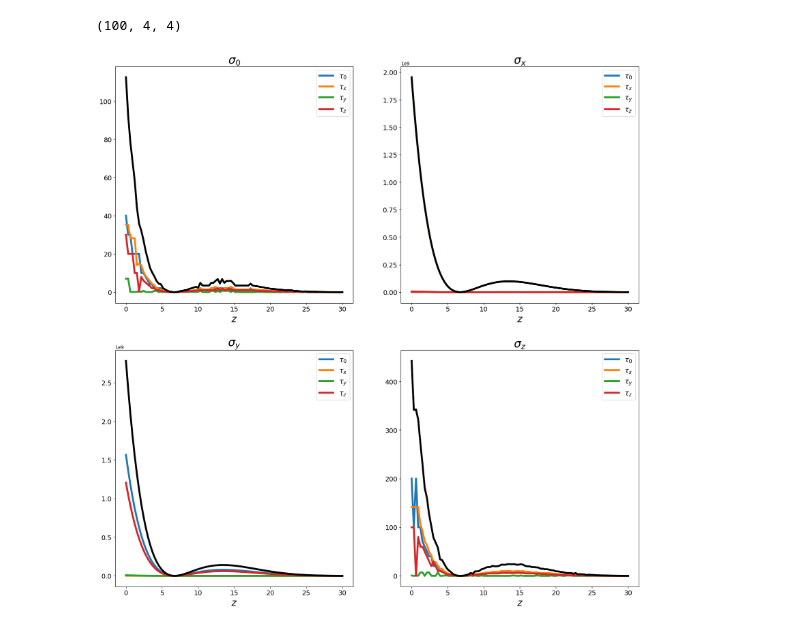
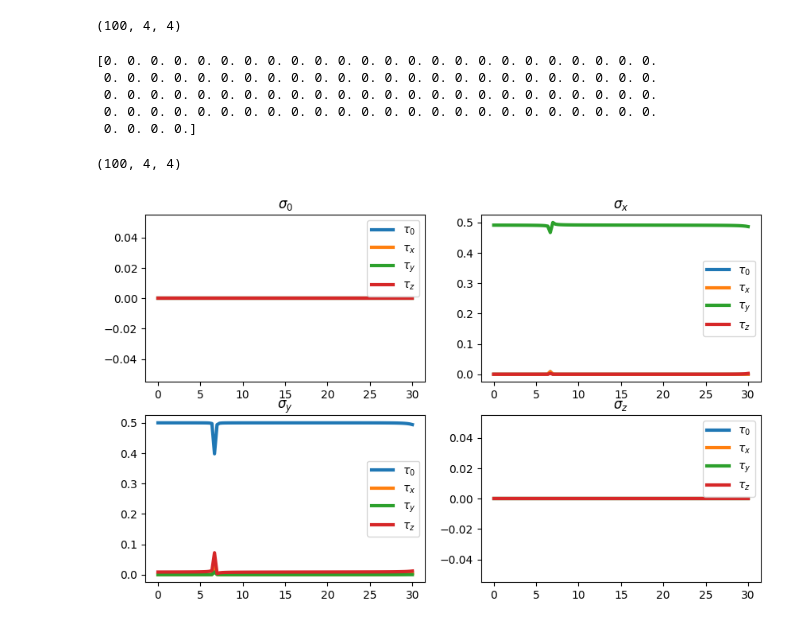
Before and after one commit to danidimic/MTI_SC_Gorkov, a Jupyter notebook: Pairing_Effective_Model.ipynb, the cells around one changed output. Cells and saved outputs as stored; diff of their text form; code cells hidden in the pictures.

```diff
--- a/Pairing_Effective_Model.ipynb
+++ b/Pairing_Effective_Model.ipynb
@@ -164,52 +136,52 @@ Favg = np.sum(F_data, axis=0)
 print(Favg.shape)
 # %% [output]
 (100, 4, 4)
+# %%
+coeffs = np.array( [Project_All(F, normalize=False) for F in Favg] )
+
+F_rec = np.array( [Reconstruct(c) for c in coeffs])
+
+check = np.linalg.norm(Favg-F_rec, axis=(1,2))
+check[ check<1E-6 ] = 0
+print(check)
+# %% [output]
+[0. 0. 0. 0. 0. 0. 0. 0. 0. 0. 0. 0. 0. 0. 0. 0. 0. 0. 0. 0. 0. 0. 0. 0.
+ 0. 0. 0. 0. 0. 0. 0. 0. 0. 0. 0. 0. 0. 0. 0. 0. 0. 0. 0. 0. 0. 0. 0. 0.
+ 0. 0. 0. 0. 0. 0. 0. 0. 0. 0. 0. 0. 0. 0. 0. 0. 0. 0. 0. 0. 0. 0. 0. 0.
+ 0. 0. 0. 0. 0. 0. 0. 0. 0. 0. 0. 0. 0. 0. 0. 0. 0. 0. 0. 0. 0. 0. 0. 0.
+ 0. 0. 0. 0.]
 # %%
-label = {
-    's0': "$\sigma_0$",
-    'sx': "$\sigma_x$",
-    'sy': "$\sigma_y$",
-    'sz': "$\sigma_z$",
+coeffs = np.abs( [Project_All(F) for F in Favg] )
+coeffs[ coeffs<1E-3 ]=0
+print(coeffs.shape)
 
-    't0': "$\\tau_0$",
-    'tx': "$\\tau_x$",
-    'ty': "$\\tau_y$",
-    'tz': "$\\tau_z$"
-}
+# labels
+label_sigma = ["$\sigma_0 i \sigma_y$", "$\sigma_x i \sigma_y$", "$\sigma_y i \sigma_y$", "$\sigma_z i \sigma_y$"]
+label_sigma = ["$\sigma_0$", "$\sigma_x$", "$\sigma_y$", "$\sigma_z$"]
+label_tau = ["$\\tau_0$", "$\\tau_x$", "$\\tau_y$", "$\\tau_z$"]
 
 
 # subplots
-fig, axs = plt.subplots(2,2, figsize=(20, 20))
+fig, axs = plt.subplots(2,2, figsize=(10,6))
+axs = axs.flatten()
 
-# loop over spins
-for s in ['s0', 'sx', 'sy', 'sz']:
+# loop over components
+for idx in range(4):
+    for jdx in range(4):
 
-    # indices for plotting
-    if s=='s0': iPic = 0; jPic = 0
-    if s=='sx': iPic = 0; jPic = 1
-    if s=='sy': iPic = 1; jPic = 0
-    if s=='sz': iPic = 1; jPic = 1
+        ax = axs[idx]
 
-    # zero vector for total
-    ftotal = np.zeros(len(Z), dtype='complex')
-
-    for t in ['t0', 'tx', 'ty', 'tz']:
-
-        # projection over channel
-        f_A = np.array([Pairing_Projection(Delta=F2, spin=s, orbital=t) for F2 in Favg])
-
-        ftotal += np.abs(f_A)
+        ls = '-' if jdx==0 or jdx==1 else '--'
+        lw = 4 if jdx==0 or jdx==1 else 2
 
         # plot coefficients f_A(z)
-        axs[iPic][jPic].plot(Z, np.abs(f_A), lw=4, label=label[t])
+        ax.plot(Z, np.power(coeffs[:,idx,jdx],2), lw=3, ls='-', label=label_tau[jdx])
 
+    #ax.set_xlabel("$z$")
+    ax.set_title(label_sigma[idx])
 
-    axs[iPic][jPic].plot(Z, ftotal.real, lw=4, c='black')
-
-    axs[iPic][jPic].set_xlabel("$z$", fontsize = 20)
-    axs[iPic][jPic].set_title(label[s], fontsize = 24)
-
-    axs[iPic][jPic].tick_params(axis='both', which='major', labelsize=14)
-    axs[iPic][jPic].legend(fontsize=15)
+    ax.tick_params(axis='both', which='major')
+    ax.legend()
 # %% [output]
+(100, 4, 4)
-[figure, old version]
+[figure, new version]
```
Also changed, not shown: parts of 5 cells of this notebook, 3 other files.
